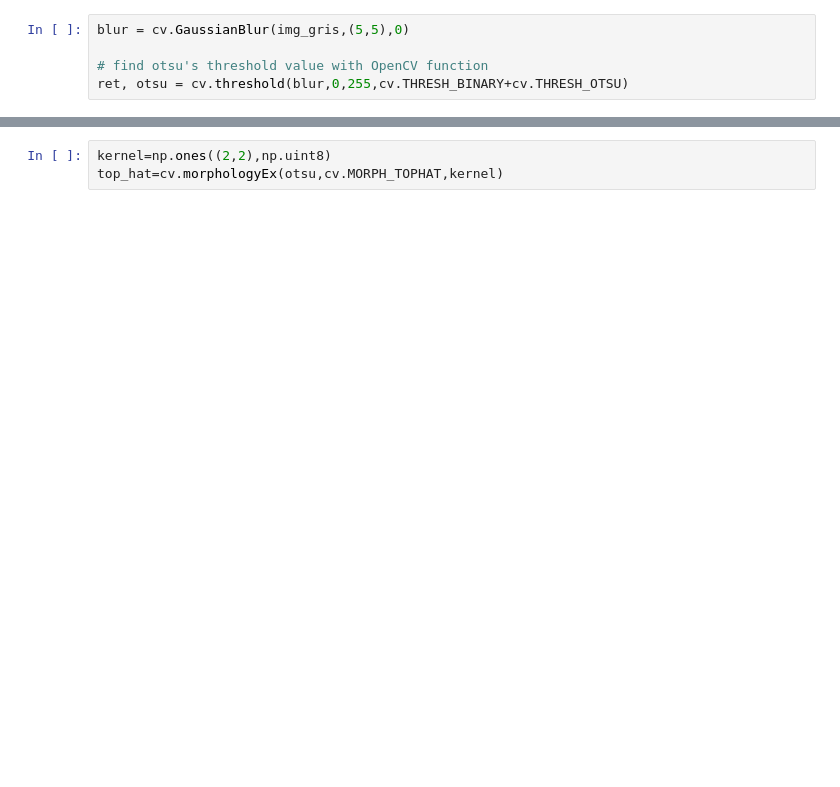
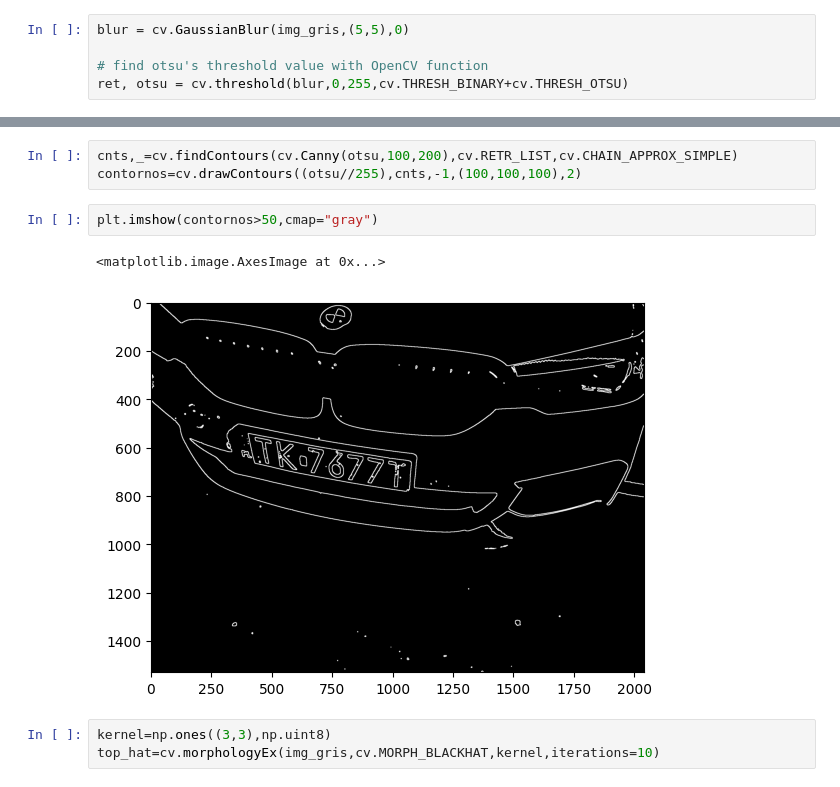
Before and after one commit to danielpaulisch/psiv2_matricules, a Jupyter notebook: operacions.ipynb, the cells around one changed output, grey strips where cells are left out. Cells and saved outputs as stored; diff of their text form; blank space fills up the shorter version.

```diff
--- a/operacions.ipynb
+++ b/operacions.ipynb
@@ -35,6 +45,14 @@ plt.imshow(otsu,cmap="gray")
+# %%
+cnts,_=cv.findContours(cv.Canny(otsu,100,200),cv.RETR_LIST,cv.CHAIN_APPROX_SIMPLE)
+contornos=cv.drawContours((otsu//255),cnts,-1,(100,100,100),2)
+# %%
+plt.imshow(contornos>50,cmap="gray")
+# %% [output]
+<matplotlib.image.AxesImage at 0x...>
+[figure, added]
 # %%
-kernel=np.ones((2,2),np.uint8)
-top_hat=cv.morphologyEx(otsu,cv.MORPH_TOPHAT,kernel)
+kernel=np.ones((3,3),np.uint8)
+top_hat=cv.morphologyEx(img_gris,cv.MORPH_BLACKHAT,kernel,iterations=10)
 # %%
 plt.imshow(top_hat,cmap="gray")
 # %% [output]
```
Also changed, not shown: parts of 7 cells of this notebook.
